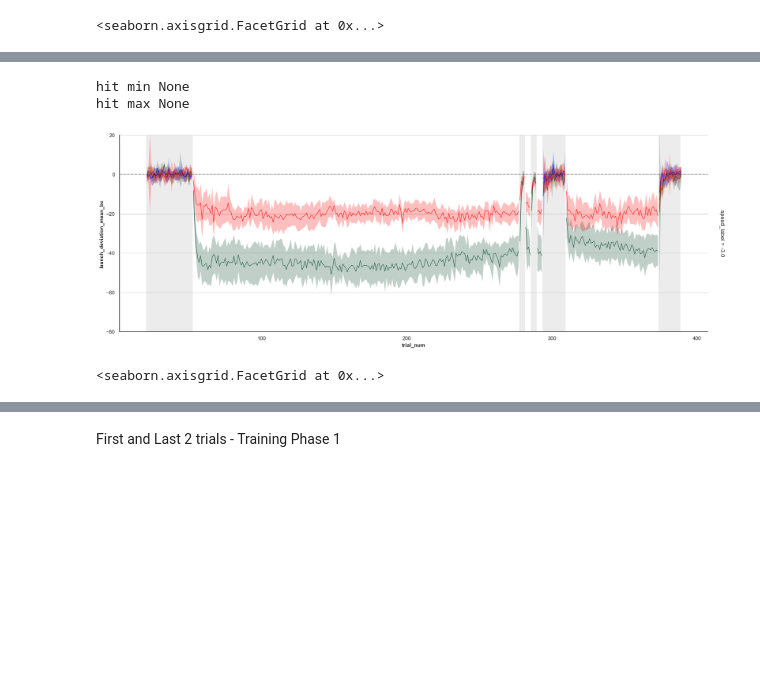
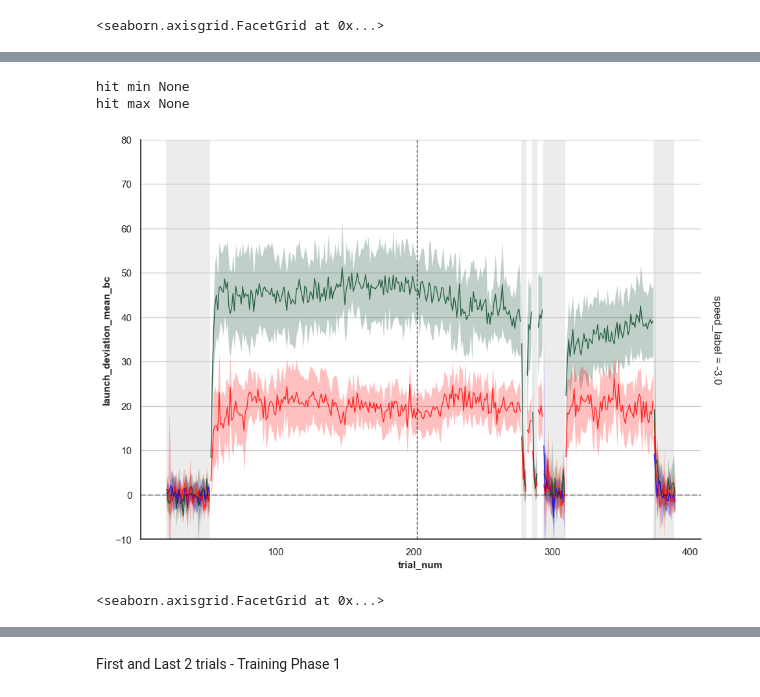
Before and after one commit to jacobjb02/vr-motor-adaptation-notebooks, a Jupyter notebook: Notebook/Spatial_Generalization_working.ipynb, the cells around one changed output, grey strips where cells are left out. Drawn from its saved outputs; the diff is of its cells as text; code cells hidden in the pictures; blank space fills up the shorter version.

```diff
--- a/Notebook/Spatial_Generalization_working.ipynb
+++ b/Notebook/Spatial_Generalization_working.ipynb
@@ -108,6 +108,9 @@ df_labeled['set_order'] = df_labeled['set_order'].cat.rename_categories({
 # ensures PCA compatibility
 df_labeled['water_speed_m_s'] = df_labeled['water_speed_m_s'].replace(0.0, 0.0001).copy()
 
+df_labeled['launch_deviation'] = (df_labeled['launch_deviation'] * -1.0).copy()
+print(df_labeled['launch_deviation'])
+
 
 # # remove trials that do not cross a certain threshold in the z-plane (i.e, trials that did not exceed 70 cm in the z-plane)
 # from src.cleaning import crossed_threshold
@@ -384,7 +387,7 @@ plot_min_x_z(PCA_error_df,
 
 PCA_error_df['min_distance_target_x_cm'] = PCA_error_df['min_pos_from_target_x_cm']-PCA_error_df['target_position_x_cm'] + 3.75
 PCA_error_df['min_distance_target_z_cm'] = PCA_error_df['min_pos_from_target_z_cm']-PCA_error_df['target_position_z_cm'] + 3.75
-PCA_error_df['PCA_sign'] = np.sign(PCA_error_df['PCA_extent_error_cm'])
+PCA_error_df['PCA_sign'] = np.sign(PCA_error_df['PCA_error_X_cm'])
 
 PCA_error_df['flip_min_distance_xPCA'] = np.sqrt(PCA_error_df['min_distance_target_x_cm']**2 + PCA_error_df['min_distance_target_z_cm']**2) * PCA_error_df['PCA_sign']*-1
 # %% [markdown]
@@ -647,29 +650,29 @@ hit max None
 # %%
 from src.plotting import plot_all_trials
 
 plot_all_trials(df_bc,
                      col_col =None,
                      row_col='speed_label',
                      cond_col=None,
                      ppid_col='ppid_full',
                      target_col='target_x_label',
                      y_col = 'launch_deviation_mean_bc', #
                      x_col='trial_num',
-                     vertical_list= None,
+                     vertical_list= [202],
                      hit_col='target_hit',
                      ref_range_col=None,
                      no_connect_col='phase',
                      context='notebook',
                      transition_col='water_speed_binary',
                      marker_size=0.0,
                      estimator='mean',
-                     y_lim=(-80,20),
+                     y_lim=(-10,80),
                      show_zero_line=True
                     )
 # %% [output]
 hit min None
 hit max None
-[figure, old version]
+[figure, new version]
 <seaborn.axisgrid.FacetGrid at 0x...>
 # %%
 from src.plotting import plot_all_trials
```
Also changed, not shown: parts of 8 cells of this notebook, 4 other files.
